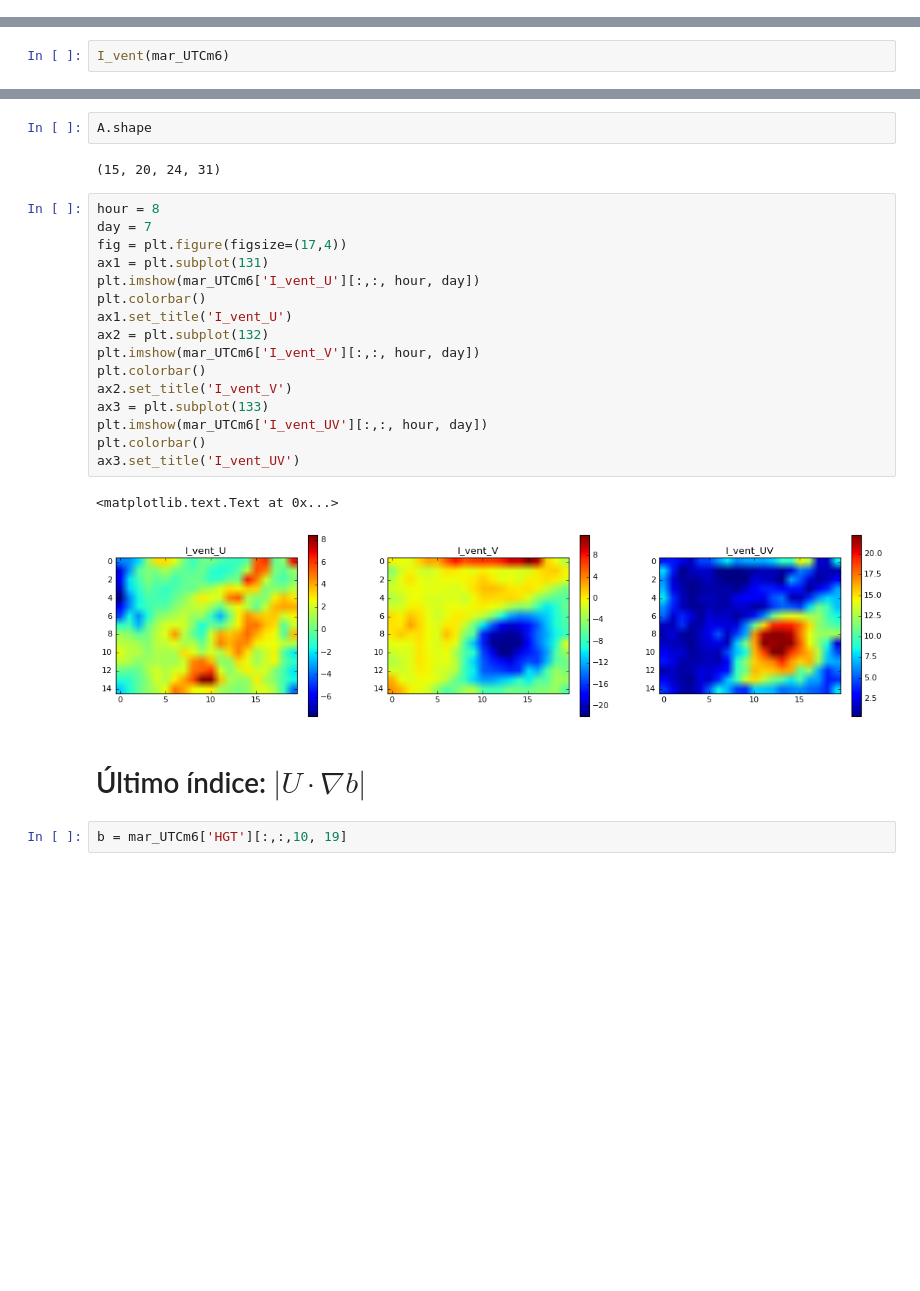
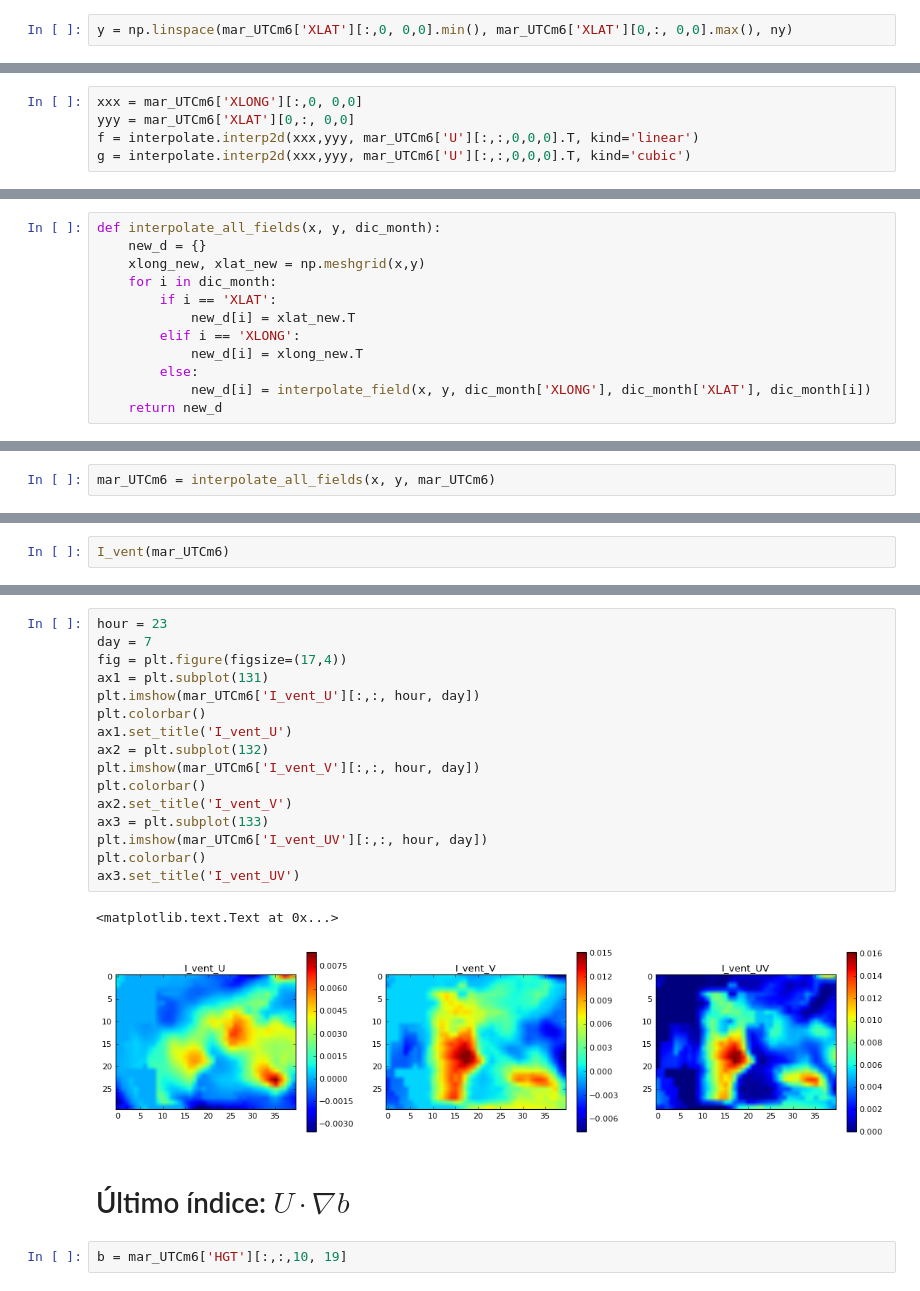
Before and after one commit to cpierard/capa_limite_WRF, a Jupyter notebook: VC_notebooks/VC mar y sep.ipynb, the cells around one changed output, grey strips where cells are left out. Drawn from its saved outputs; the diff is of its cells as text; blank space fills up the shorter version.

```diff
--- a/VC_notebooks/VC mar y sep.ipynb
+++ b/VC_notebooks/VC mar y sep.ipynb
@@ -216,0 +244,2 @@ elif hour >= 18:
+# %%
+y = np.linspace(mar_UTCm6['XLAT'][:,0, 0,0].min(), mar_UTCm6['XLAT'][0,:, 0,0].max(), ny)
@@ -216,0 +266,5 @@ elif hour >= 18:
+# %%
+xxx = mar_UTCm6['XLONG'][:,0, 0,0]
+yyy = mar_UTCm6['XLAT'][0,:, 0,0]
+f = interpolate.interp2d(xxx,yyy, mar_UTCm6['U'][:,:,0,0,0].T, kind='linear')
+g = interpolate.interp2d(xxx,yyy, mar_UTCm6['U'][:,:,0,0,0].T, kind='cubic')
@@ -216,0 +400,12 @@ elif hour >= 18:
+# %%
+def interpolate_all_fields(x, y, dic_month):
+    new_d = {}
+    xlong_new, xlat_new = np.meshgrid(x,y)
+    for i in dic_month:
+        if i == 'XLAT':
+            new_d[i] = xlat_new.T
+        elif i == 'XLONG':
+            new_d[i] = xlong_new.T
+        else:
+            new_d[i] = interpolate_field(x, y, dic_month['XLONG'], dic_month['XLAT'], dic_month[i])
+    return new_d
@@ -245,3 +435,5 @@ PH
+# %%
+mar_UTCm6 = interpolate_all_fields(x, y, mar_UTCm6)
 # %%
 shh = mar_UTCm6['U'].shape
 # %%
@@ -348,28 +544,24 @@ dict_keys(['U', 'PBLH', 'I_vent_UV', 'XLAT', 'PHB', 'XLONG', 'V', 'HGT', 'I_vent
-# %%
-A.shape
-# %% [output]
-(15, 20, 24, 31)
 # %%
-hour = 8
+hour = 23
 day = 7
 fig = plt.figure(figsize=(17,4))
 ax1 = plt.subplot(131)
 plt.imshow(mar_UTCm6['I_vent_U'][:,:, hour, day])
 plt.colorbar()
 ax1.set_title('I_vent_U')
 ax2 = plt.subplot(132)
 plt.imshow(mar_UTCm6['I_vent_V'][:,:, hour, day])
 plt.colorbar()
 ax2.set_title('I_vent_V')
 ax3 = plt.subplot(133)
 plt.imshow(mar_UTCm6['I_vent_UV'][:,:, hour, day])
 plt.colorbar()
 ax3.set_title('I_vent_UV')
 # %% [output]
 <matplotlib.text.Text at 0x...>
-[figure, old version]
+[figure, new version]
 # %% [markdown]
-# Último índice: $|U \cdot \nabla b|$
+# Último índice: $U \cdot \nabla b$
 # %%
 b = mar_UTCm6['HGT'][:,:,10, 19]
 # %%
```
Also changed, not shown: parts of 63 cells of this notebook.
